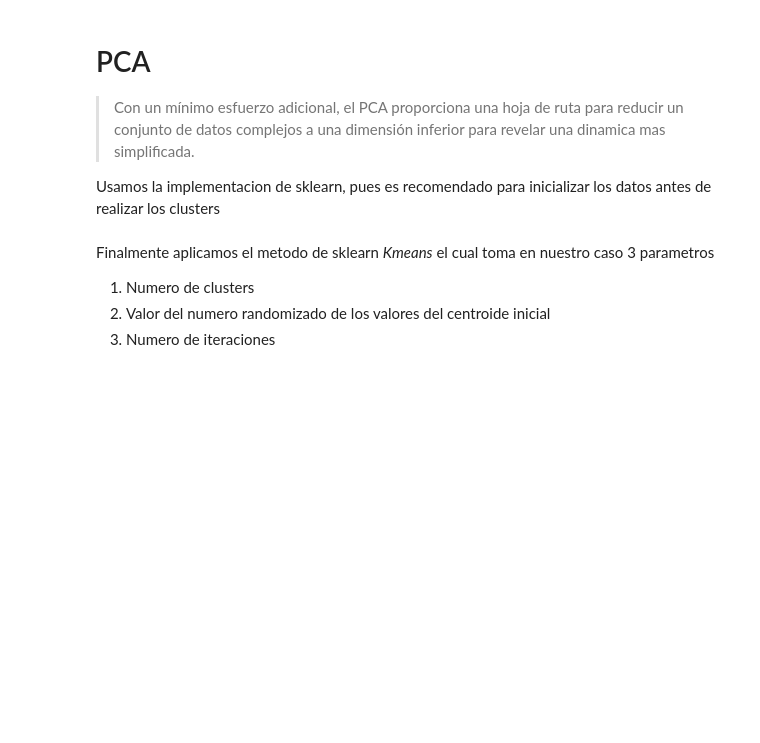
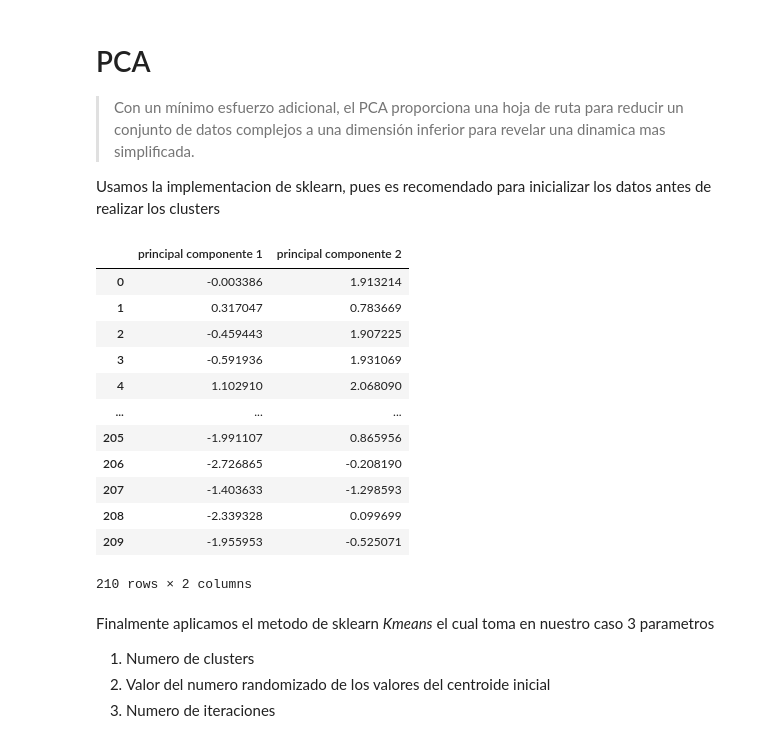
Before and after one commit to EmirBurgosPaz/Machine_learning, a Jupyter notebook: proyecto3/clustering_k-means.ipynb, the cells around one changed output. Cells and saved outputs as stored; diff of their text form; code cells hidden in the pictures; blank space fills up the shorter version.

```diff
--- a/proyecto3/clustering_k-means.ipynb
+++ b/proyecto3/clustering_k-means.ipynb
@@ -133,6 +133,25 @@ Usamos la implementacion de sklearn, pues es recomendado para inicializar los da
 # %%
 pca = PCA(n_components=2)
 principalComponents = pca.fit_transform(x_train)
+
+components = pd.DataFrame(data = principalComponents
+             , columns = ['principal componente 1', 'principal componente 2'])
+
+components
+# %% [output]
+|  | principal componente 1 | principal componente 2 |
+| 0 | -0.003386 | 1.913214 |
+| 1 | 0.317047 | 0.783669 |
+| 2 | -0.459443 | 1.907225 |
+| 3 | -0.591936 | 1.931069 |
+| 4 | 1.102910 | 2.068090 |
+| ... | ... | ... |
+| 205 | -1.991107 | 0.865956 |
+| 206 | -2.726865 | -0.208190 |
+| 207 | -1.403633 | -1.298593 |
+| 208 | -2.339328 | 0.099699 |
+| 209 | -1.955953 | -0.525071 |
+210 rows × 2 columns
 # %% [markdown]
 Finalmente aplicamos el metodo de sklearn _Kmeans_ el cual toma en nuestro caso 3 parametros
 
```
Also changed, not shown: parts of 2 cells of this notebook.
